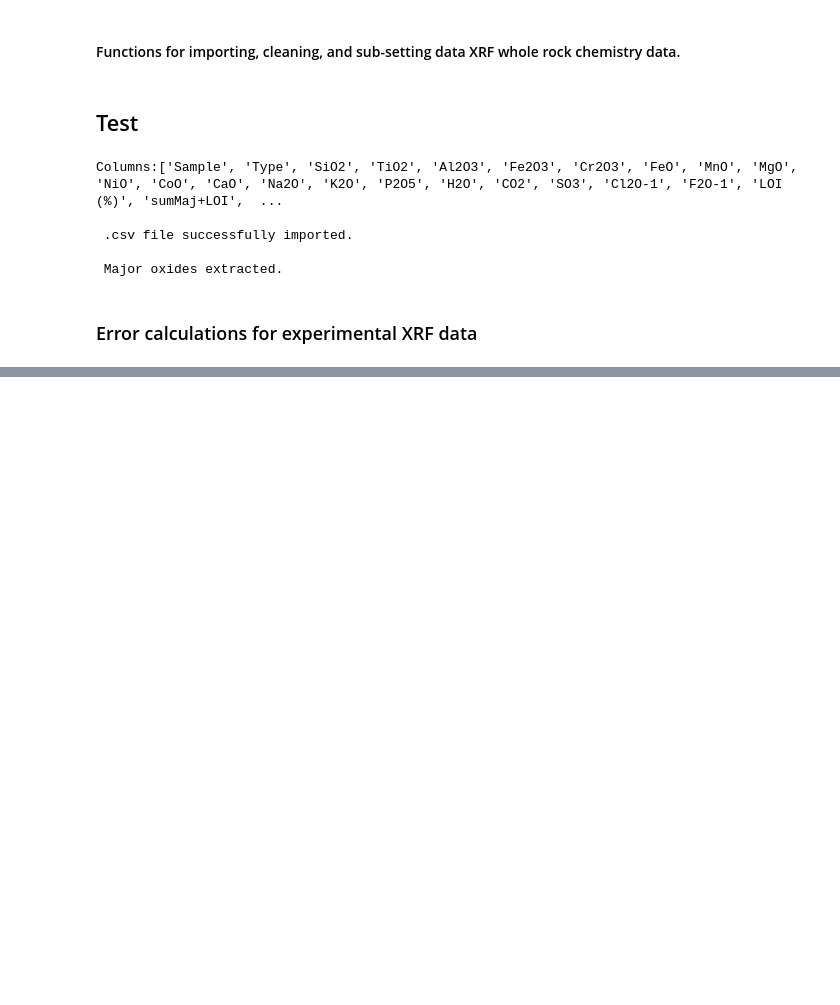
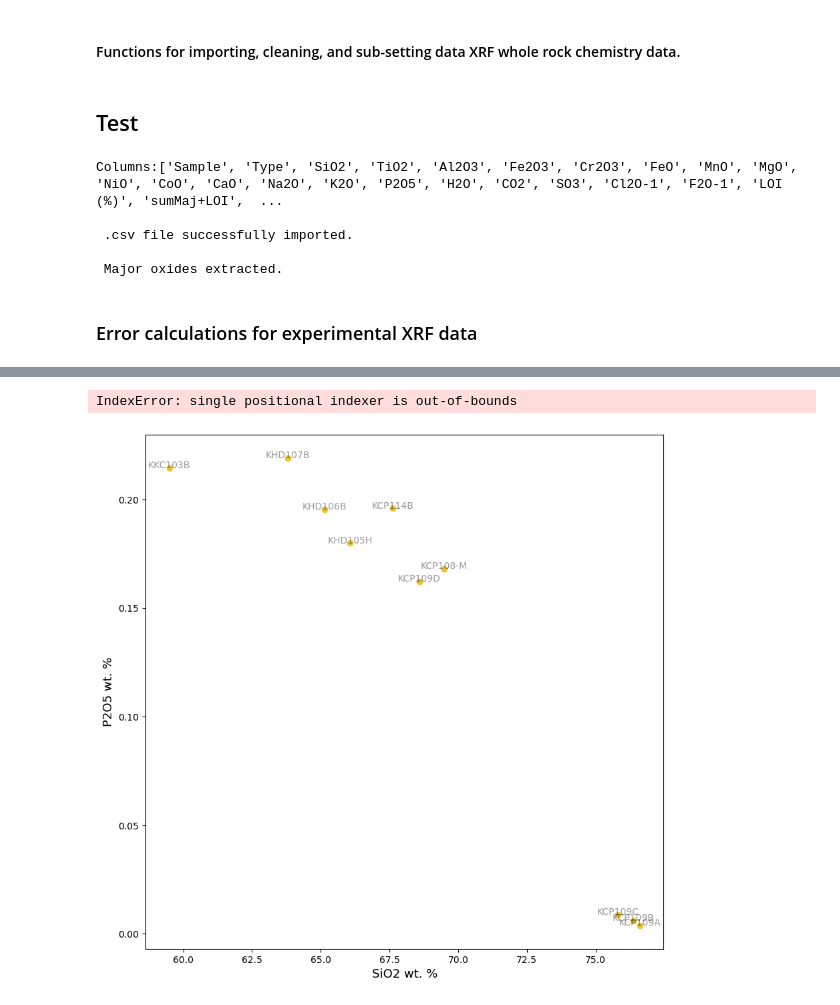
Before and after one commit to astromarb/sci-cluster, a Jupyter notebook: ActiveNotebooks/Protoyping.ipynb, the cells around one changed output, grey strips where cells are left out. Drawn from its saved outputs; the diff is of its cells as text; code cells hidden in the pictures; blank space fills up the shorter version.

```diff
--- a/ActiveNotebooks/Protoyping.ipynb
+++ b/ActiveNotebooks/Protoyping.ipynb
@@ -203,0 +218,31 @@ cleaned_df
+# %%
+oxide_colors = {
+    'SiO2': (0.321, 0.667, 0.369),
+    'TiO2': (0.298, 0.294, 0.388),
+    'Al2O3': (0.529, 0.749, 1.0),
+    'FeO': (0.980, 0.286, 0.380),
+    'MnO': (1.0, 0.725, 1.0),
+    'MgO': (0.706, 0.878, 0.573),
+    'CaO': (0.929, 0.490, 0.051),
+    'Na2O': (0.0, 0.839, 0.788),
+    'K2O': (0.757, 0.475, 0.875),
+    'P2O5': (0.918, 0.769, 0.208),
+    'H2O': (0.929, 0.808, 0.612),
+    'CO2': (0.988, 0.545, 0.467),
+    'SO3': (0.0, 0.0, 0.0),
+}
+# %%
+x_oxide = 'SiO2'
+y_oxide = 'P2O5'
+datalabels = aplite_data['id']
+
+x_data = aplite_data[f'{x_oxide}'].iloc[0:10]
+xlabel = f'{x_oxide} wt. %'
+
+y_data = aplite_data[f'{y_oxide}'].iloc[0:10]
+ylabel = f'{y_oxide} wt. %'
+
+harker_diagram(10,10, '', x_data, xlabel, y_data, ylabel, datalabels, colorlist=oxide_colors[y_oxide])
+# %% [output]
+IndexError: single positional indexer is out-of-bounds
+[figure, added]
```
Also changed, not shown: parts of 9 cells of this notebook.
